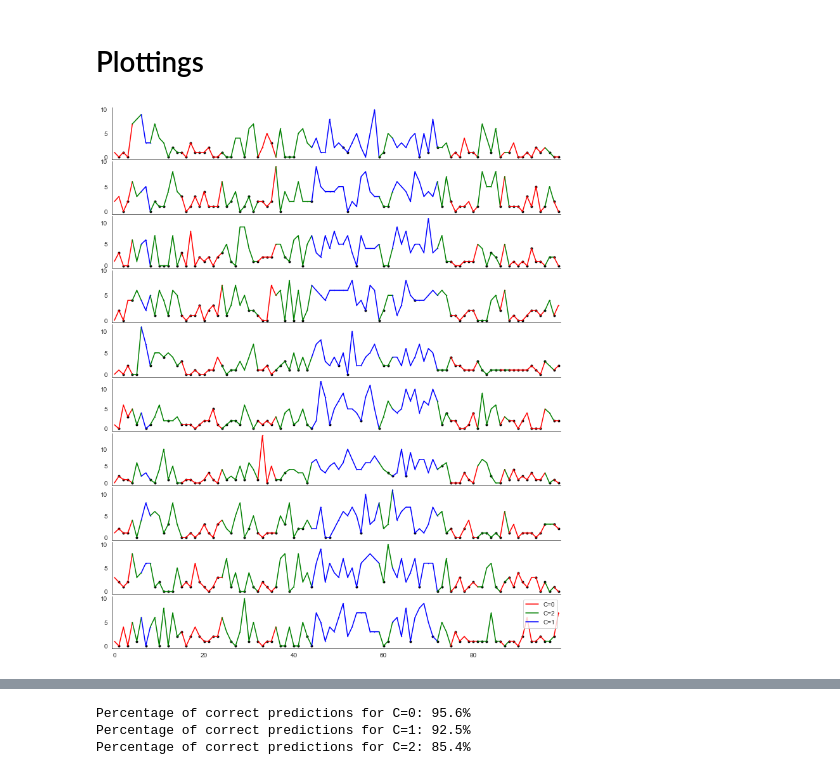
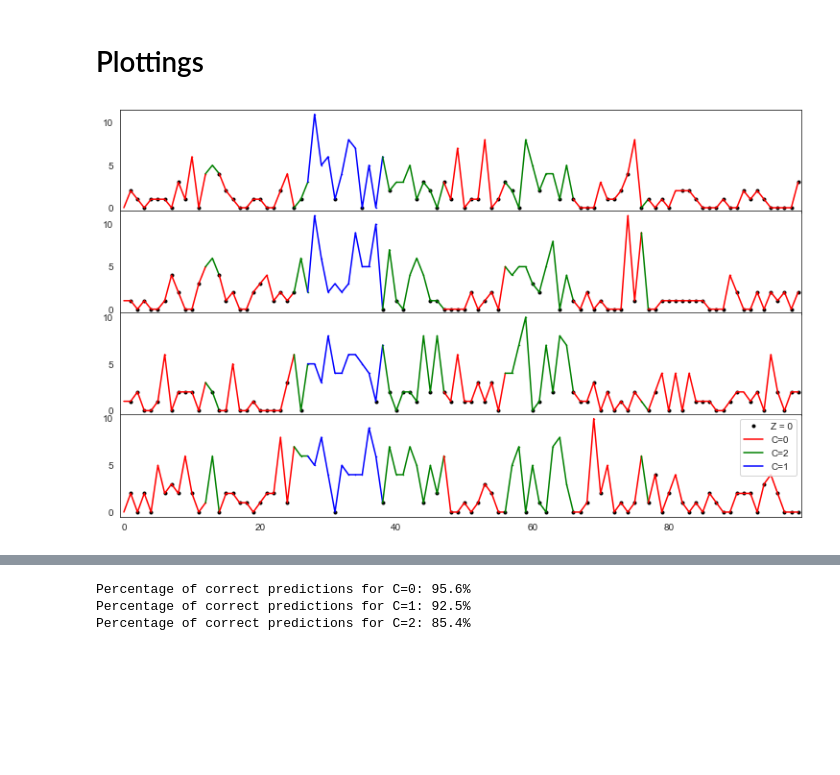
Before and after one commit to JakobSchauser/MLandData, a Jupyter notebook: ModComp/Project/ForwardSimulation.ipynb, the cells around one changed output, grey strips where cells are left out. Saved outputs shown, nothing was run; the diff lists cells and outputs as text; code cells hidden in the pictures; blank space fills up the shorter version.

```diff
--- a/ModComp/Project/ForwardSimulation.ipynb
+++ b/ModComp/Project/ForwardSimulation.ipynb
@@ -100,13 +102,16 @@ def calc_parameters(X,z,C):
         gammas.append(gamma2)
         gamma0 = C02/C0
         gammas.append(gamma0)
+        # print(gamma0 + (1-gamma2))
     if C1 != 0:
         gamma3 = 1-C11/C1
         gammas.append(gamma3)
         gamma1 = C12/C1
         gammas.append(gamma1)
+        # print(gamma1 + (1-gamma3))
 
 
+    # print(gammas)
     gamma_guess = clamp(np.mean(gammas),0,1)
 
     betas = []
@@ -132,7 +137,7 @@ beta = 0.5
 gamma = 0.1
 lambdas = np.array([1,5]).astype(float)
 
-n, T = 10, 1000
+n, T = 10, 10000
 C, z, X = simulate(n, T, 2, alpha, beta, gamma, lambdas)
 
 alpha_guess, beta_guess, gamma_guess, lambda_guess = calc_parameters(X,z,C)
@@ -153,7 +158,7 @@ Lambdas: (1.0,5.0) Lambda guess': (1.02,5.01)
 # %%
-iterations = 500
+iterations = 100
 
-n, T = 10, 1000
+n, T = 10, 10000
 
 
 
@@ -161,10 +166,10 @@ Cs, zs, Xs = np.empty((iterations,T)), np.empty((iterations,T,n)), np.empty((ite
 
 alphas, betas, gammas, lambdass = [], [], [], []
 for i in range(iterations):
-    alpha = random()/2.01+0.5001
-    beta = random()/101+0.001
-    gamma = random()/100 + 0.001
-    lambdas = np.array([random()*10, random()*10])
+    alpha = random()/2.01+0.501
+    beta = random()/1.1+0.01
+    gamma = random()/1.1 + 0.1
+    lambdas = np.array([random()*10+0.01, random()*10+0.01])
 
     alphas.append(alpha)
     betas.append(beta)
@@ -180,7 +185,9 @@ print("Done simulating")
 for i in range(iterations):
     alpha_guess, beta_guess, gamma_guess, lambda_guess = calc_parameters(Xs[i],zs[i],Cs[i])
 
-    diffs = [alphas[i]-alpha_guess, betas[i]-beta_guess, gammas[i]-gamma_guess, lambdass[i][0]-lambda_guess[0], lambdass[i][1]-lambda_guess[1]]
+    diffs = [(alphas[i]-alpha_guess)/alphas[i], (betas[i]-beta_guess)/alphas[i], (gammas[i]-gamma_guess)/gammas[i], (lambdass[i][0]-lambda_guess[0])/lambdass[i][0], (lambdass[i][1]-lambda_guess[1])/lambdass[i][1]]
 
+    if  (gammas[i]-gamma_guess)/gammas[i] < -4:
+        print(gammas[i],gamma_guess)
     qual[i] = np.array(diffs)
 # %% [output]
@@ -188,15 +195,16 @@ Done simulating
 # %%
 
-fig, axs = plt.subplots(2,2,figsize = (7,7))
+fig, axs = plt.subplots(2,2,figsize = (7,7),sharex = 'col',sharey = 'row')
 
 axs = axs.flatten()
 
 names = ["Alpha", "Beta", "Gamma", "Lambdas"]
 for i in range(5):
-    axs[min(i,3)].hist(qual[:,i][qual[:,i] > -np.std(qual[:,i]*2)],bins=19, histtype ="step")
+    axs[min(i,3)].hist(qual[:,i]*100,bins=19, histtype ="step")
     axs[min(i,3)].set_title(names[min(i,3)])
 
-fig.suptitle("Distribution of residuals for 1000 runs of simulation",fontsize = 13)
+fig.suptitle("Distribution of residuals for 500 runs of simulation",fontsize = 13)
 
 fig.tight_layout()
+plt.show()
 # %% [output]
@@ -321,12 +376,12 @@ X.mean()
 # %%
 sns.set_style("white")
 
-n, T = 10, 100
+n, T = 4, 100
 
 C, z, x = simulate(n,T,0)
 
 def plot(x,z,C):
-    fig, axs = plt.subplots(n,1,figsize = (10,12),sharex=True)
+    fig, axs = plt.subplots(n,1,figsize = (10,6),sharex=True)
 
     x_split = [x[C == i] for i in range(3)]
     x_axis_split = [np.array([xx for xx in range(len(C))])[C == i] for i in range(3)]
@@ -334,37 +389,39 @@ def plot(x,z,C):
     for nn in range(n):
 
         # axs[nn].plot(x[:,nn],alpha = 0.5)
         # axs[nn].plot(x[:,nn],'.',color= "black")
         cc = C[0]
         lt = 0
         made = np.zeros(3).astype(bool)
+        made2 = False
         for t in range(1,T):
             axs[nn].plot([t],x[t,nn],'.',color=['red','blue','green'][cc], markersize = 1)
             if cc != C[t]:
                 if not made[cc]:
                     made[cc] = True
                     axs[nn].plot([i for i in range(lt,t+1)], x[lt:t+1,nn],color =['red','blue','green'][cc], label = f"C={cc}")
 
                 else:
                     axs[nn].plot([i for i in range(lt,t+1)], x[lt:t+1,nn],color =['red','blue','green'][cc] )
                 cc = C[t]
                 lt = t
-            axs[nn].plot([t],x[t,nn],'.',color='black', alpha = [1,0][z[t,nn]])
+            axs[nn].plot([t],x[t,nn],'.',color='black', alpha = [1,0][z[t,nn]], label = "Z = 0" if not made2 else None)
+            made2 = True
 
         axs[nn].plot([i for i in range(lt,t+1)], x[lt:t+1,nn],color =['red','blue','green'][cc] )
 
         axs[nn].set_xlim(0-0.5,T-0.5)
         axs[nn].set_yticks([0,5,10])
 
-    sns.despine()
+    # sns.despine()
     plt.legend()
-    plt.tight_layout(pad = -0.3)
+    plt.tight_layout(pad = -0.4)
     plt.show()
 
 
 plot(x,z,C)
 # %% [output]
-[figure, old version]
+[figure, new version]
 # %%
 
 alpha = 0.9
```
Also changed, not shown: parts of 16 cells of this notebook, 9 other files.
